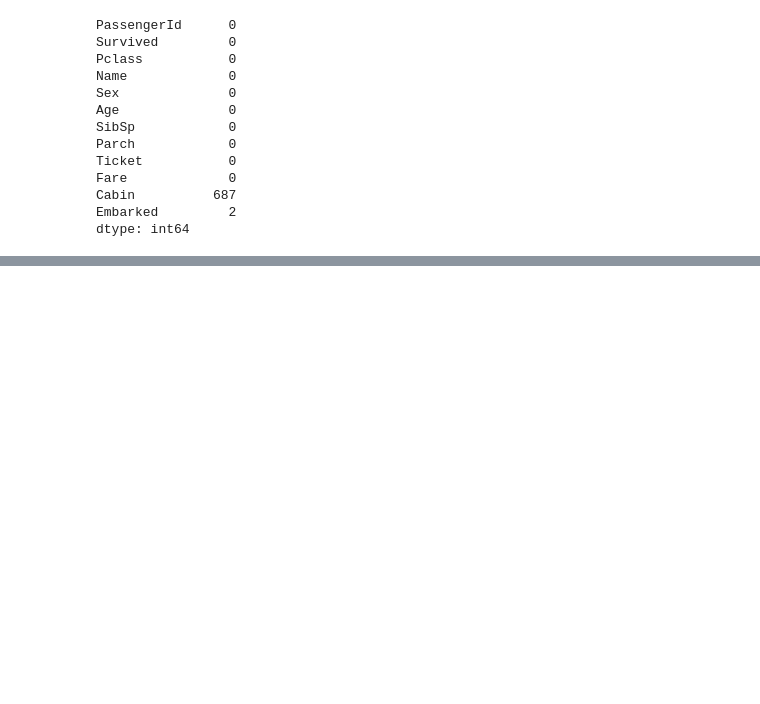
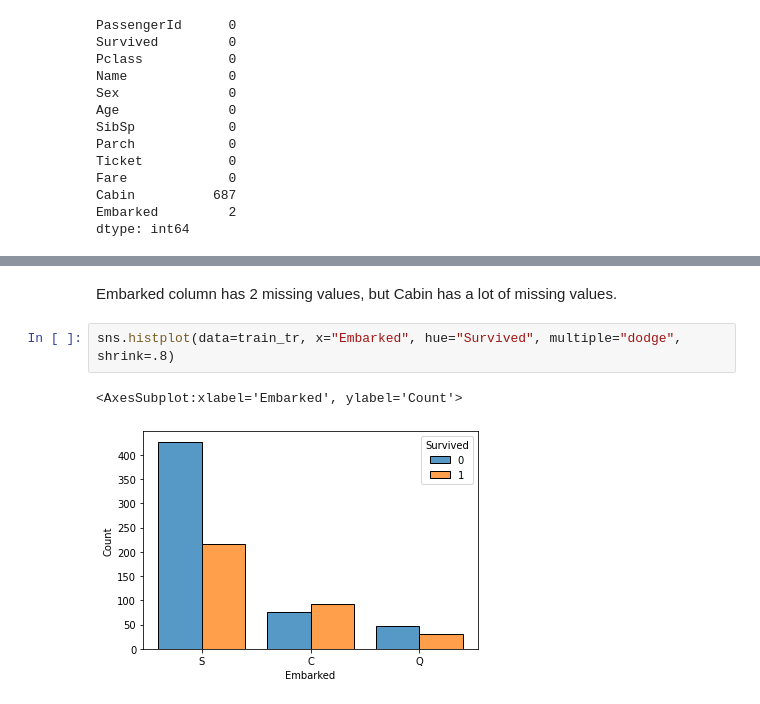
Before and after one commit to sibanda1989/Kaggle-Jupyter-Notebooks, a Jupyter notebook: titanichs2612211zw.ipynb, the cells around one changed output, grey strips where cells are left out. Saved outputs shown, nothing was run; the diff lists cells and outputs as text; blank space fills up the shorter version.

```diff
--- a/titanichs2612211zw.ipynb
+++ b/titanichs2612211zw.ipynb
@@ -152,0 +159,7 @@ dtype: int64
+# %% [markdown]
+Embarked column has 2 missing values, but Cabin has a lot of missing values.
+# %%
+sns.histplot(data=train_tr, x="Embarked", hue="Survived", multiple="dodge", shrink=.8)
+# %% [output]
+<AxesSubplot:xlabel='Embarked', ylabel='Count'>
+[figure, added]
```
Also changed, not shown: parts of 6 cells of this notebook.
